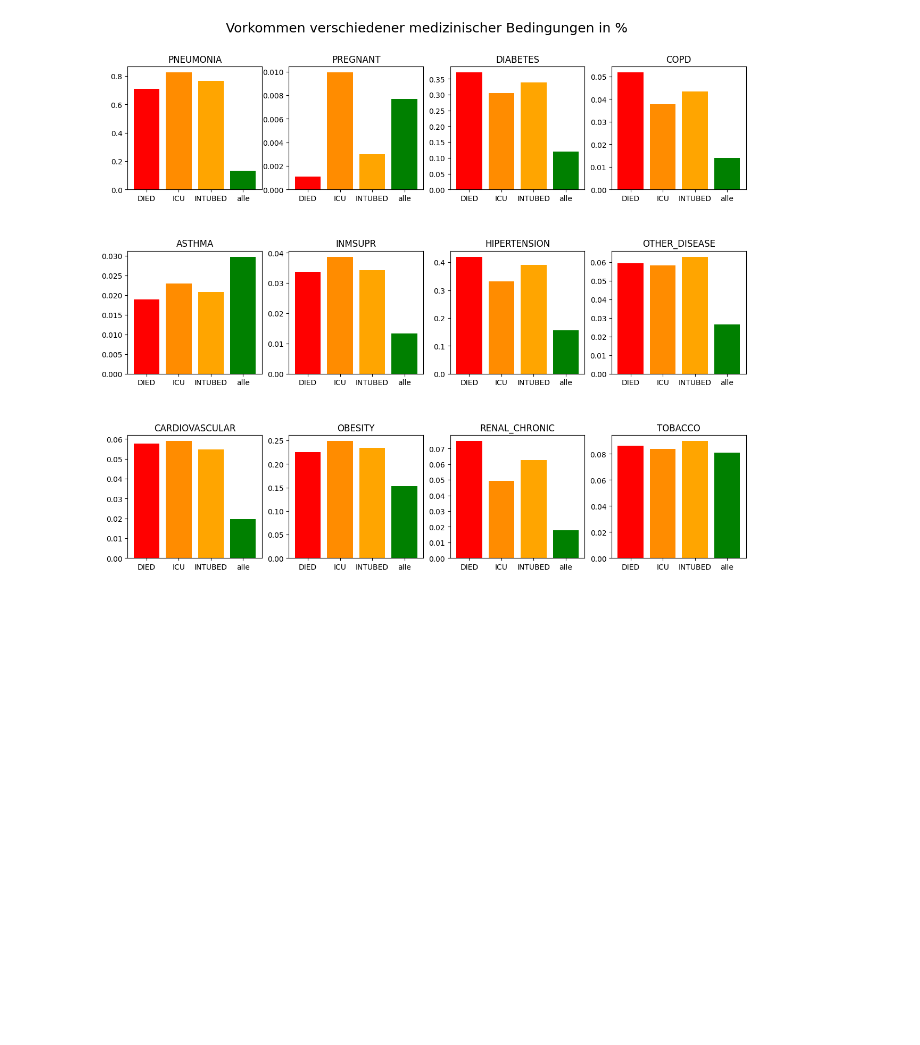
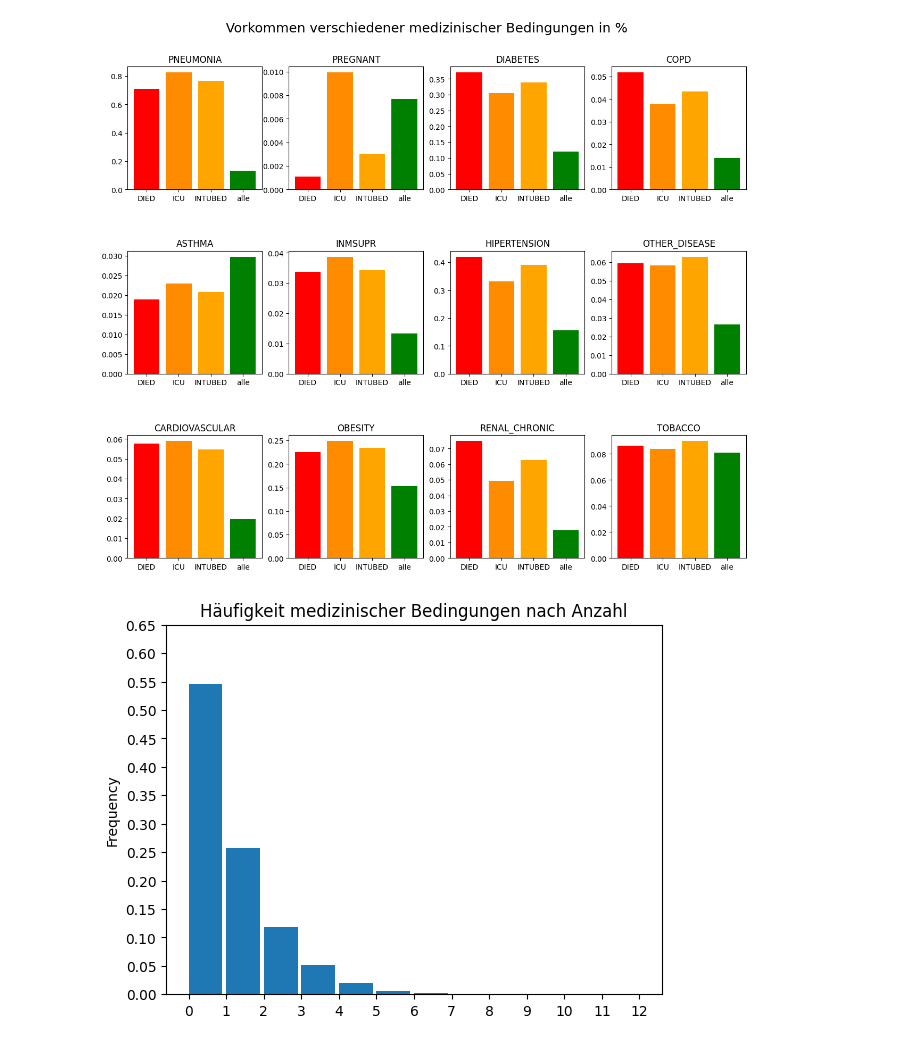
Before and after one commit to roink/covid-19-risiko-erkennung, a Jupyter notebook: notebooks/1.05-CK-Exploration.ipynb, the cells around one changed output. Saved outputs shown, nothing was run; the diff lists cells and outputs as text; code cells hidden in the pictures; blank space fills up the shorter version.

```diff
--- a/notebooks/1.05-CK-Exploration.ipynb
+++ b/notebooks/1.05-CK-Exploration.ipynb
@@ -147,3 +147,15 @@ for column, ax in zip(selected_columns, axs.ravel()):
 plt.show()
 # %% [output]
 [figure]
+# %%
+#Neue Spalte, die Anzahl medizinischer Bedingungen angibt
+df['nmc']=df[selected_columns].sum(axis=1)
+df['nmc']=24-df['nmc']
+# %%
+df.nmc.plot.hist(bins=12,density=True,width=0.9)
+plt.xticks([i for i in range(0,13)])
+plt.yticks([0.05*i for i in range(0,14)])
+plt.title("Häufigkeit medizinischer Bedingungen nach Anzahl")
+plt.show()
+# %% [output]
+[figure, added]
```
Also changed, not shown: parts of 5 cells of this notebook.
